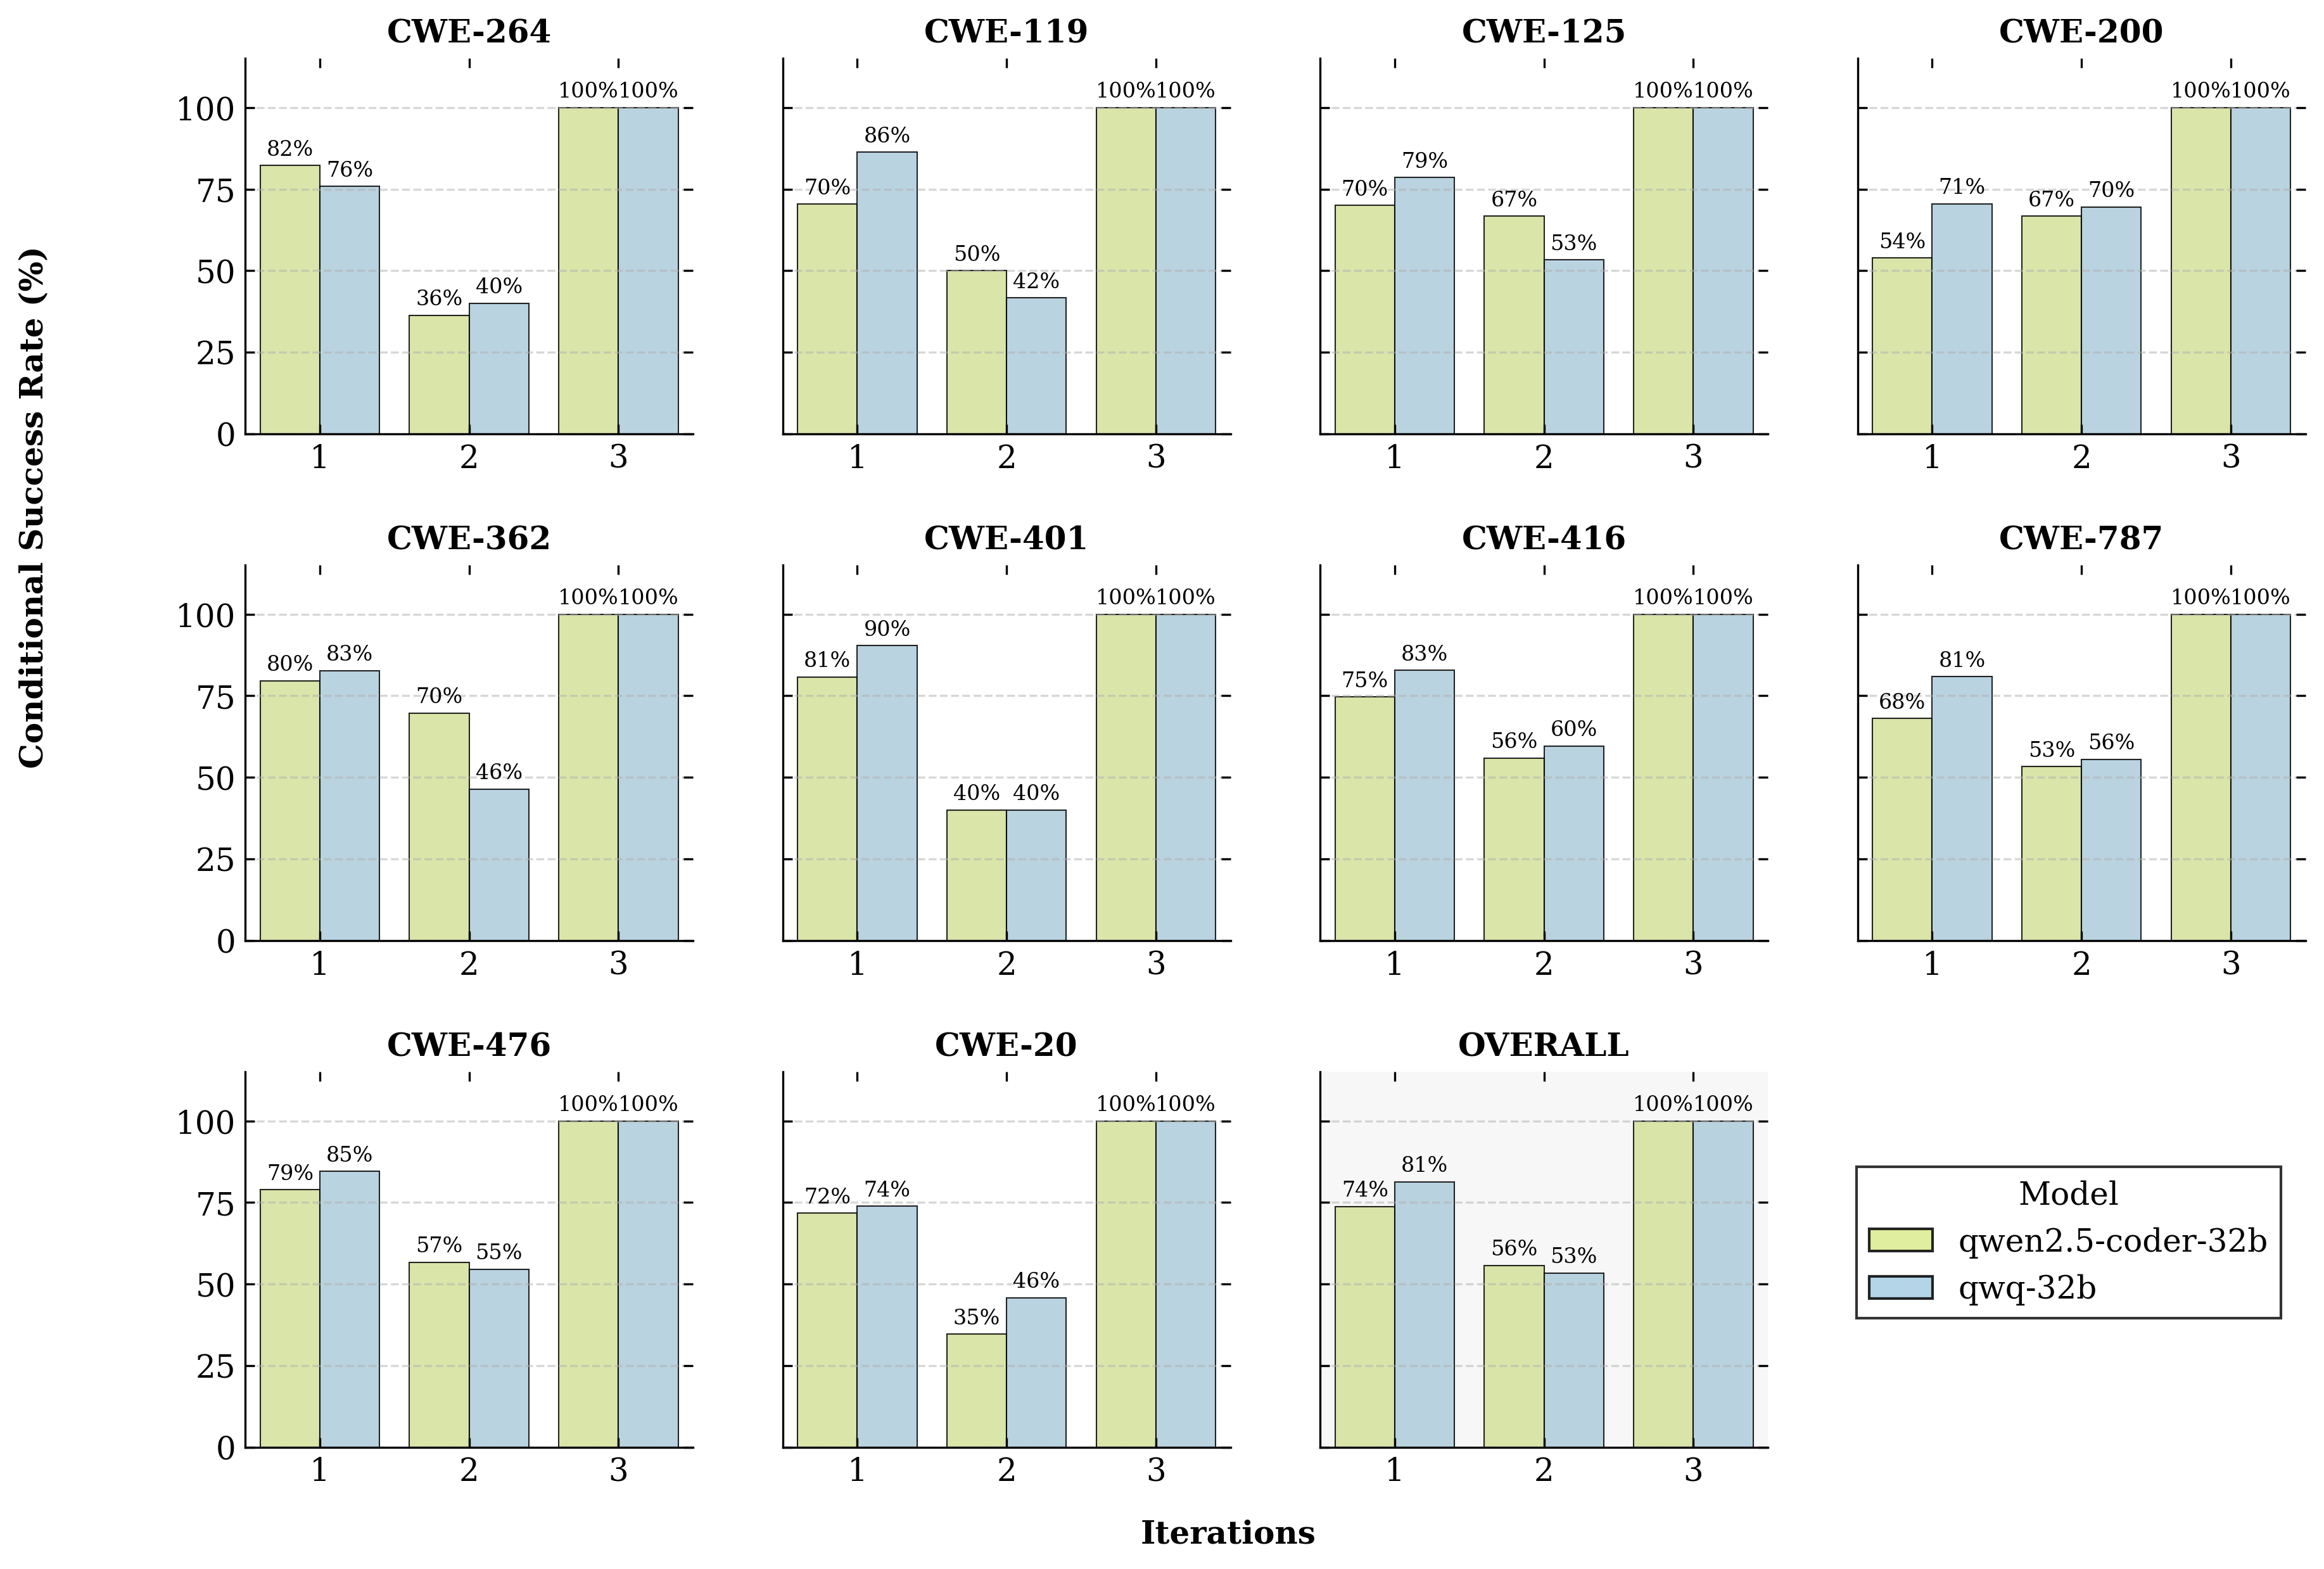
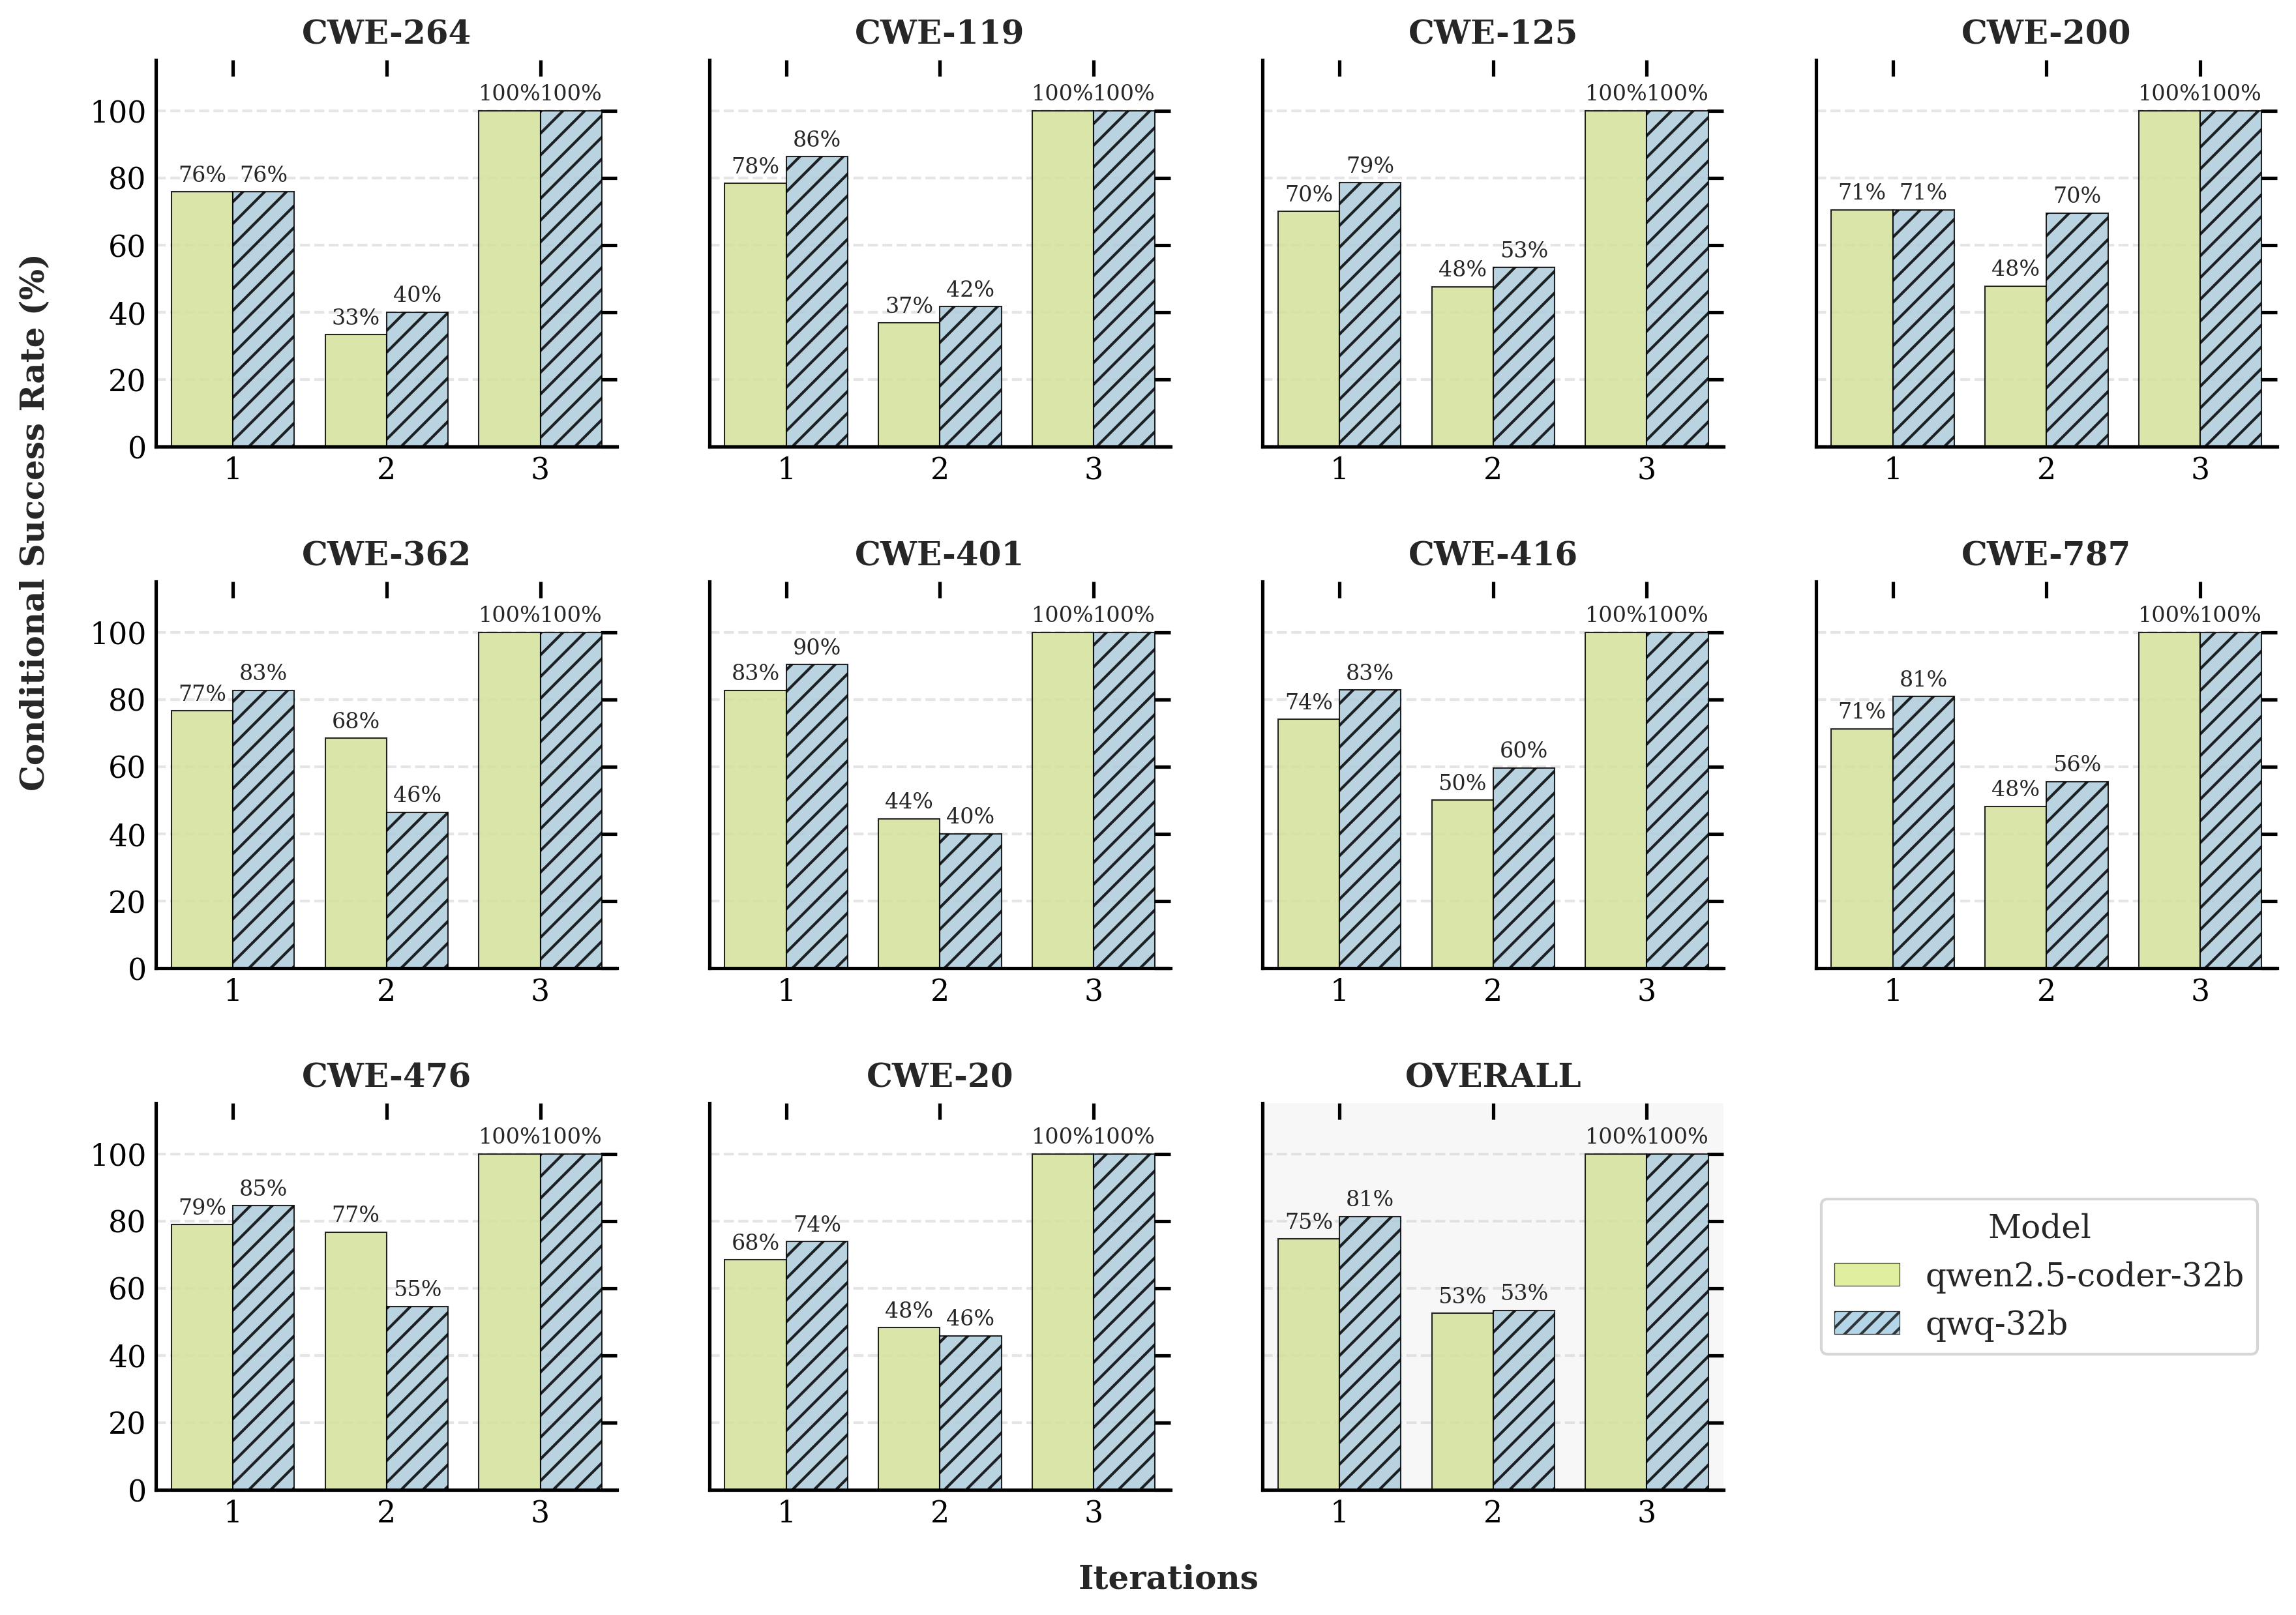
The change to this notebook cell's code, shown as a diff; its figure went from the first image to the second:
--- before
+++ after
@@ -58,5 +58,5 @@
     # 2. Load and Label Data
     df_std = pd.read_csv(file_std)
-    df_std['Model'] = 'qwen2.5-coder-32b-instruct'
+    df_std['Model'] = 'qwen2.5-32b-instruct'
     
     df_rsn = pd.read_csv(file_rsn)
@@ -100,18 +100,46 @@
         ax.tick_params(labelbottom=True, direction="in", top=True, right=True)
         ax.yaxis.grid(True, linestyle='--', alpha=0.5)
-        
+
         if ax.get_title() == "OVERALL":
             ax.set_facecolor('#f7f7f7')
 
-        for p in ax.patches:
+        bars = ax.patches
+        n_x = len(df_norm["Iterations"].unique())
+
+        # hatch qwq bars
+        for bar in bars[n_x:]:
+            bar.set_hatch("///")
+            bar.set_edgecolor("black")
+
+        # annotate all bars in this facet
+        for p in bars:
             height = p.get_height()
             if height > 0:
-                ax.annotate(f"{height:.0f}%", (p.get_x() + p.get_width() / 2., height),
-                            ha='center', va='center', fontsize=8, xytext=(0, 6), textcoords='offset points')
+                ax.annotate(
+                    f"{height:.0f}%",
+                    (p.get_x() + p.get_width() / 2., height),
+                    ha='center',
+                    va='center',
+                    fontsize=8,
+                    xytext=(0, 6),
+                    textcoords='offset points'
+                )
 
     # --- 6. LEGEND POSITIONING ---
     legend_labels = ['qwen2.5-coder-32b', 'qwq-32b']
-    handles = [plt.Rectangle((0,0),1,1, color=color_std, ec="k", alpha=0.85),
-               plt.Rectangle((0,0),1,1, color=color_rsn, ec="k", alpha=0.85)]
+    handles = [
+        plt.Rectangle((0, 0), 1, 1,
+                    facecolor=color_std,
+                    edgecolor="k",
+                    linewidth=0.3,
+                    alpha=0.85),
+
+        plt.Rectangle((0, 0), 1, 1,
+                    facecolor=color_rsn,
+                    edgecolor="k",
+                    linewidth=0.3,
+                    hatch="////",
+                    alpha=0.85)
+    ]
     
     pos_overall = g.axes[10].get_position()
@@ -130,5 +158,5 @@
     g.fig.text(0.5, 0.01, 'Iterations', ha='center', fontsize=12, fontweight='bold')
     # Updated Y-axis label to be more descriptive of the new logic
-    g.fig.text(-0.01, 0.5, 'Conditional Success Rate (%)', ha='center', rotation='vertical', fontsize=12, fontweight='bold')
+    g.fig.text(0.03, 0.5, 'Conditional Success Rate (%)', ha='center', rotation='vertical', fontsize=12, fontweight='bold')
 
     plt.subplots_adjust(top=0.94, bottom=0.07, left=0.08, right=0.96, hspace=0.35, wspace=0.2)
@@ -140,5 +168,5 @@
 
 # File paths (Ensure these match your actual generated CSV filenames)
-file1 = 'iteration_dist_qwen2.5-coder-32b-instruct__sum-qwen2.5-coder-32b-instruct.csv'
+file1 = 'iteration_dist_qwen2.5-32b-instruct__sum-qwen2.5-32b-instruct.csv'
 file2 = 'iteration_dist_qwq-32b__sum-qwq-32b.csv'
 

Commit: add RQ4 eval for qwen-2.5-32b-instruct